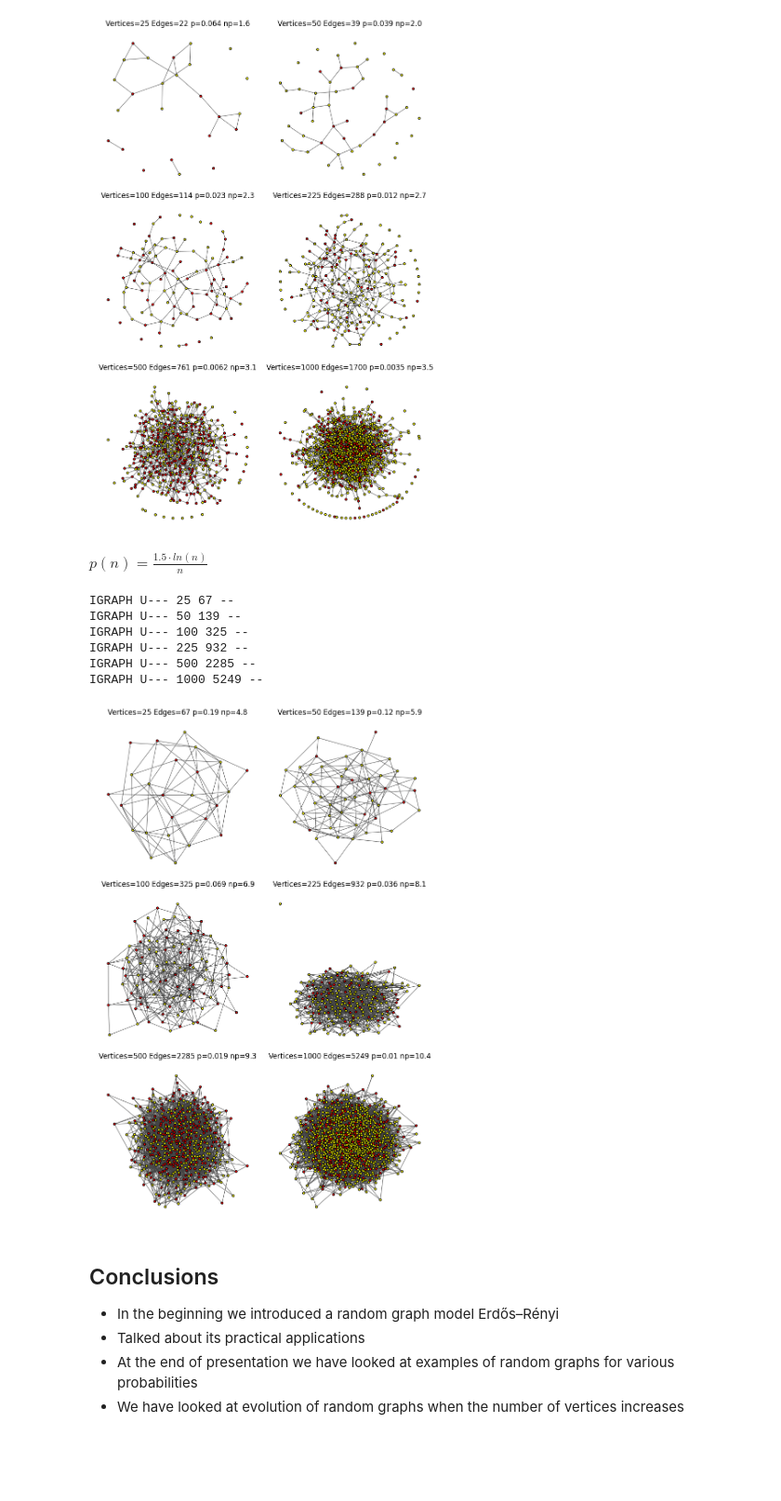
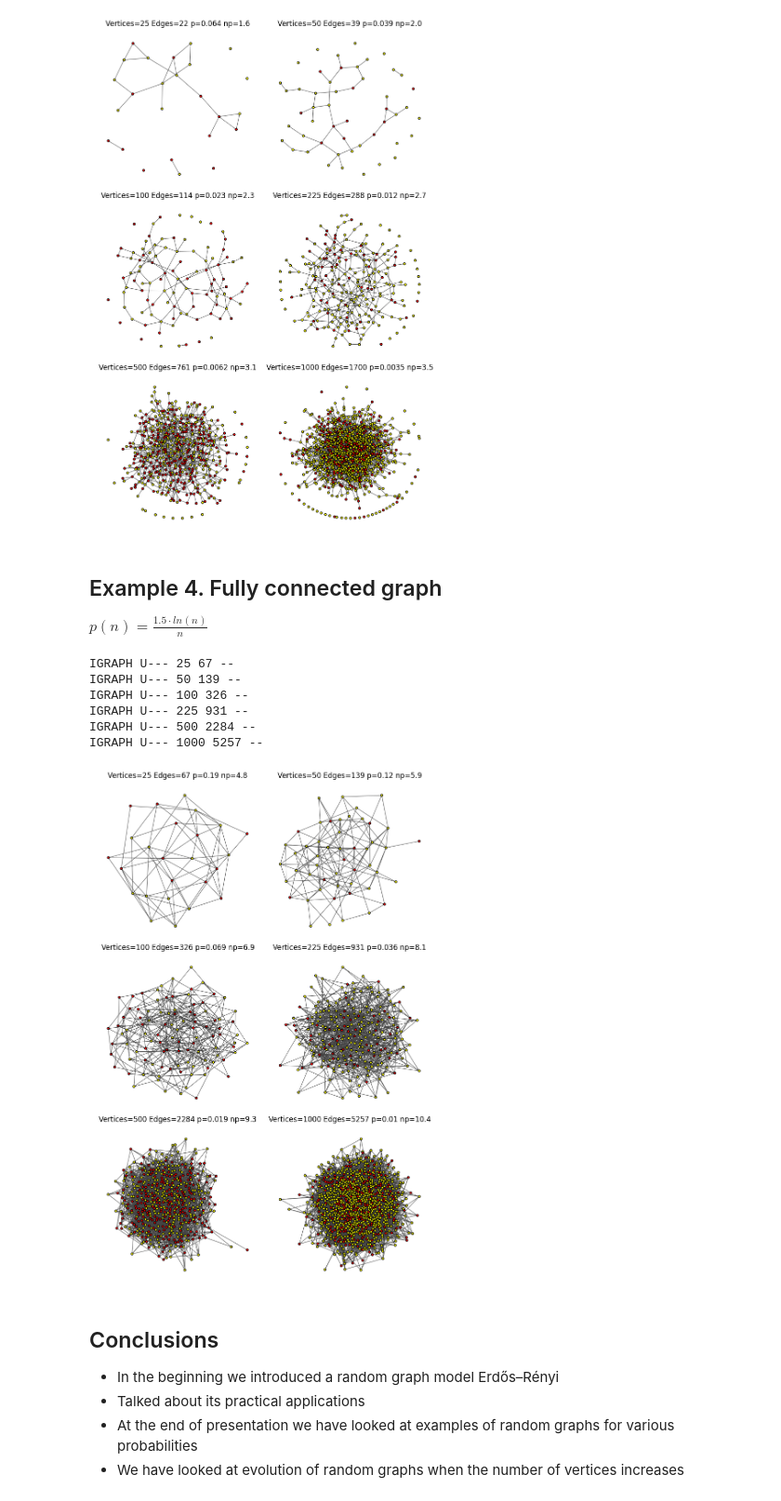
Before and after one commit to apbondarev/notes, a Jupyter notebook: random-graph-report-en/plot.ipynb, the cells around one changed output. Shown at 93% size. Drawn from its saved outputs; the diff is of its cells as text; code cells hidden in the pictures; blank space fills up the shorter version.

```diff
--- a/random-graph-report-en/plot.ipynb
+++ b/random-graph-report-en/plot.ipynb
@@ -114,18 +114,20 @@ IGRAPH U--- 500 761 --
 IGRAPH U--- 1000 1700 --
 [figure]
 # %% [markdown]
+## Example 4. Fully connected graph
+
 $p(n)=\frac{1.5 \cdot ln(n)}{n}$
 # %%
-graph_size_prob_04 = [(n, log_on_n(1.5, n)) for n in [25, 50, 100, 225, 500, 1000]]
+graph_size_prob_04 = [(n, log_on_n(1.501, n)) for n in [25, 50, 100, 225, 500, 1000]]
 plot_graphs(2, 3, graph_size_prob_04)
 # %% [output]
 IGRAPH U--- 25 67 --
 IGRAPH U--- 50 139 --
-IGRAPH U--- 100 325 --
-IGRAPH U--- 225 932 --
-IGRAPH U--- 500 2285 --
-IGRAPH U--- 1000 5249 --
+IGRAPH U--- 100 326 --
+IGRAPH U--- 225 931 --
+IGRAPH U--- 500 2284 --
+IGRAPH U--- 1000 5257 --
-[figure, old version]
+[figure, new version]
 # %% [markdown]
 ## Conclusions
 
```
Also changed, not shown: parts of 2 cells of this notebook.
